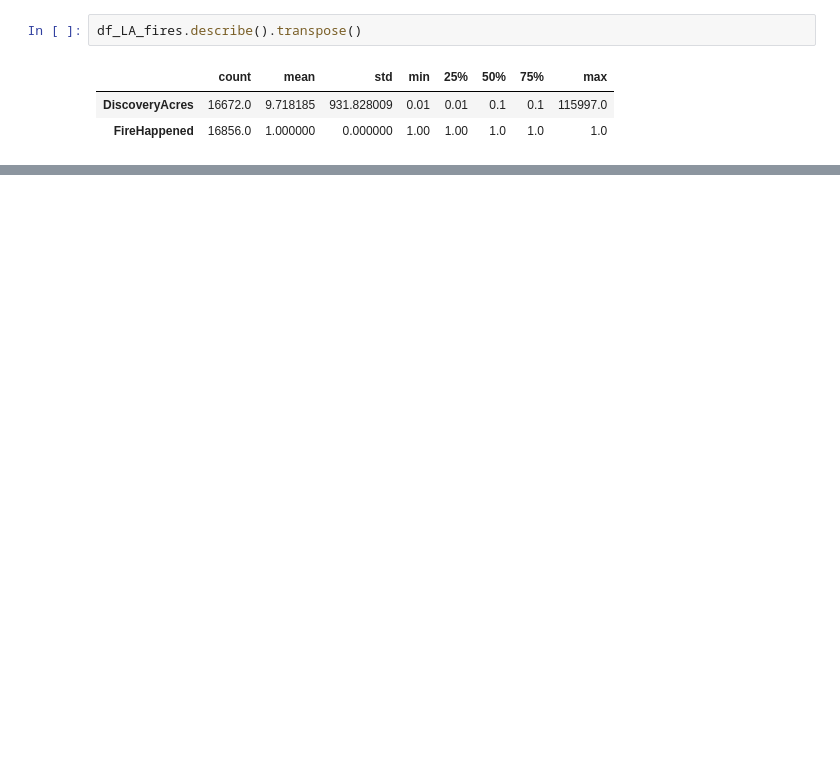
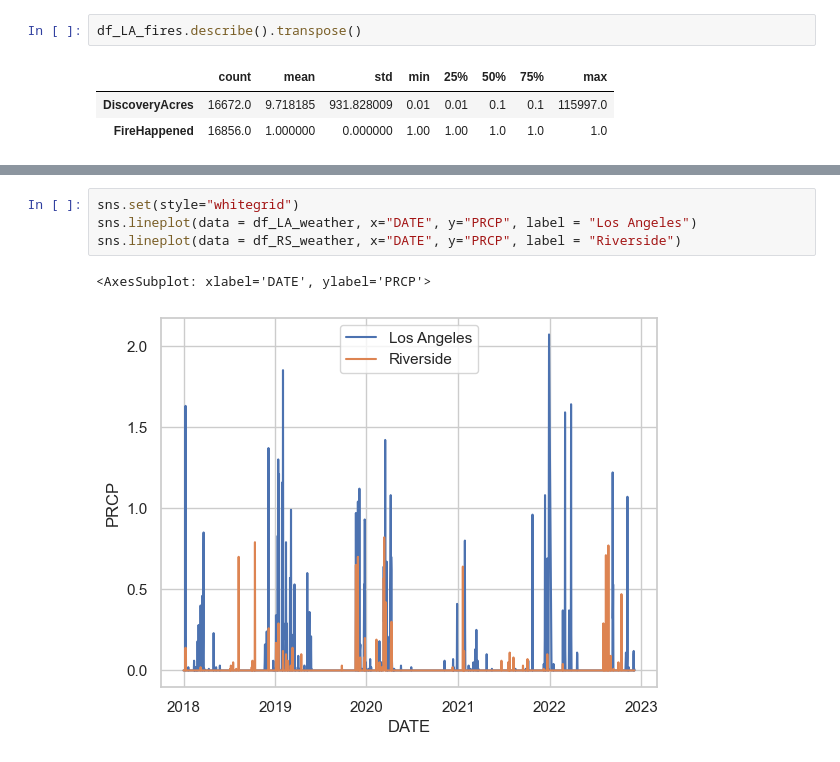
Before and after one commit to Cecilia05-sf/CS5002_Final_Project, a Jupyter notebook: final_project.ipynb, the cells around one changed output, grey strips where cells are left out. Saved outputs shown, nothing was run; the diff lists cells and outputs as text; blank space fills up the shorter version.

```diff
--- a/final_project.ipynb
+++ b/final_project.ipynb
@@ -325,0 +393,7 @@ sns.heatmap(df.corr(), cmap= "coolwarm", annot= True, vmin=0, vmax=1)
+# %%
+sns.set(style="whitegrid")
+sns.lineplot(data = df_LA_weather, x="DATE", y="PRCP", label = "Los Angeles")
+sns.lineplot(data = df_RS_weather, x="DATE", y="PRCP", label = "Riverside")
+# %% [output]
+<AxesSubplot: xlabel='DATE', ylabel='PRCP'>
+[figure, added]
```
Also changed, not shown: parts of 47 cells of this notebook, 1 other file.
